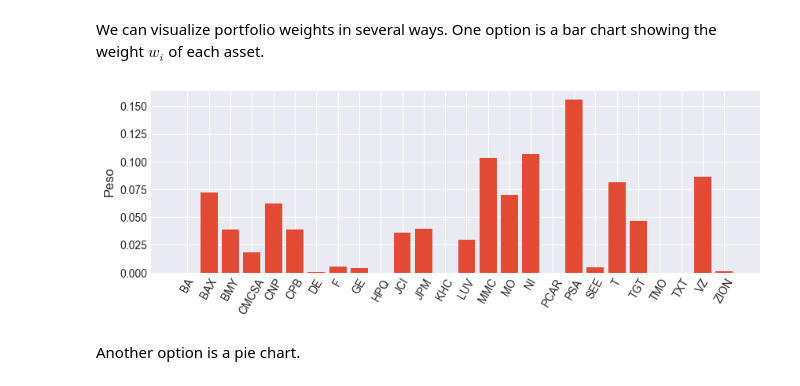
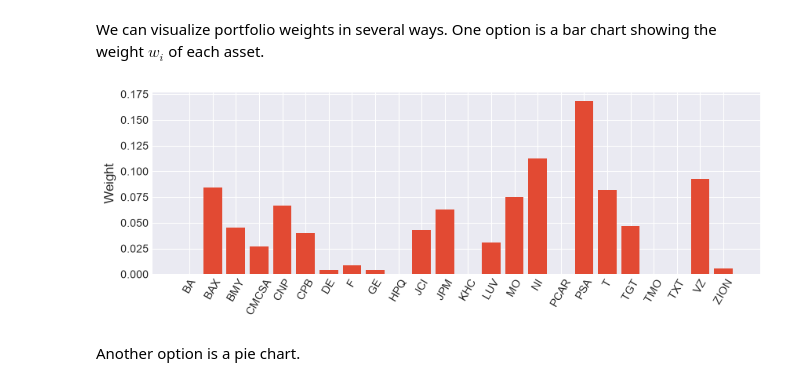
Before and after one commit to alfonso-santos/microcredencial-carteras-python, a Jupyter notebook: Tema_3_Markowitz/src/ejemplos-optimizacion-markowitz-soluciones-English.ipynb, the cells around one changed output. Saved outputs shown, nothing was run; the diff lists cells and outputs as text; code cells hidden in the pictures.

```diff
--- a/Tema_3_Markowitz/src/ejemplos-optimizacion-markowitz-soluciones-English.ipynb
+++ b/Tema_3_Markowitz/src/ejemplos-optimizacion-markowitz-soluciones-English.ipynb
@@ -306,3 +312,9 @@ prices.columns = assets
+# %%
+# Remove stocks with over 20% invalid/missing prices, then incomplete dates.
+prices = prices.loc[:, prices.isna().mean() <= 0.20].dropna()
+
+# Daily log returns, computed on the same dates for every portfolio.
+returns = np.log(prices / prices.shift(1)).dropna()
 # %%
 # Number of assets
 num_act = prices.shape[1]
@@ -453,11 +464,11 @@ We can visualize portfolio weights in several ways. One option is a bar chart sh
 # %%
 plt.figure(figsize=(10, 3))
 plt.bar(range(num_act), pesos.value)
-plt.xticks(range(num_act), assets, rotation=60)
+plt.xticks(range(num_act), returns.columns, rotation=60)
 plt.ylabel("Weight")
 plt.show()
 # %% [output]
-[figure, old version]
+[figure, new version]
 # %% [markdown]
 Another option is a pie chart.
 # %% [markdown]
```
Also changed, not shown: parts of 36 cells of this notebook, 2 other files.
